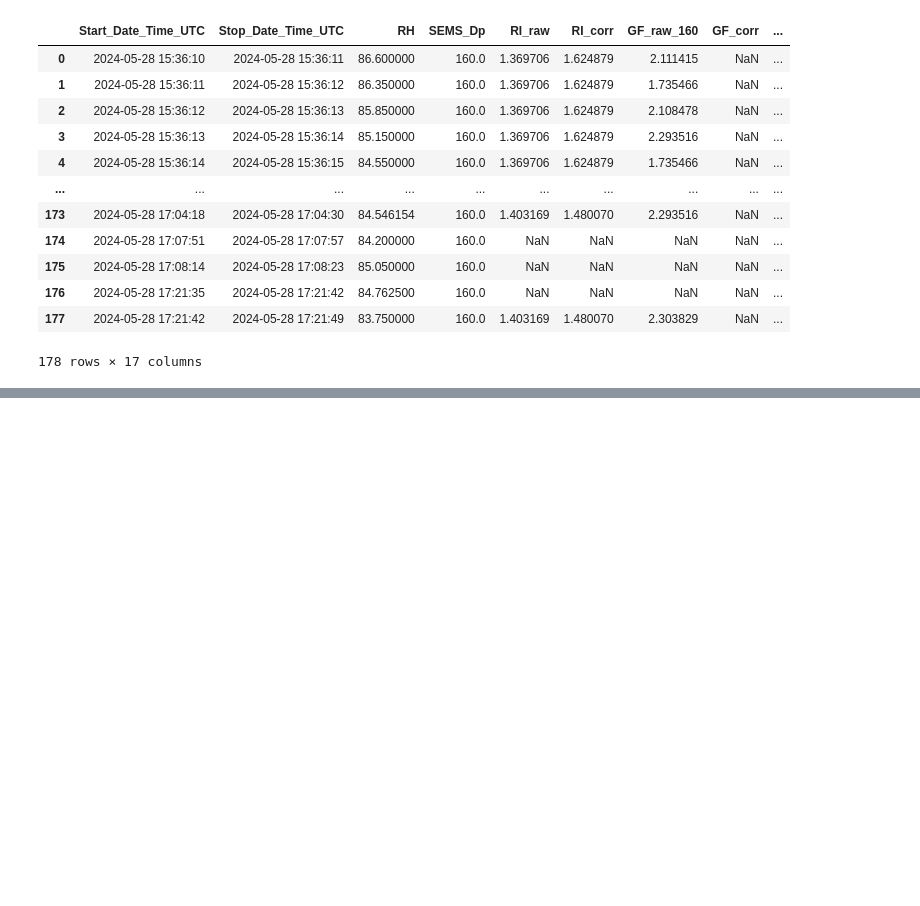
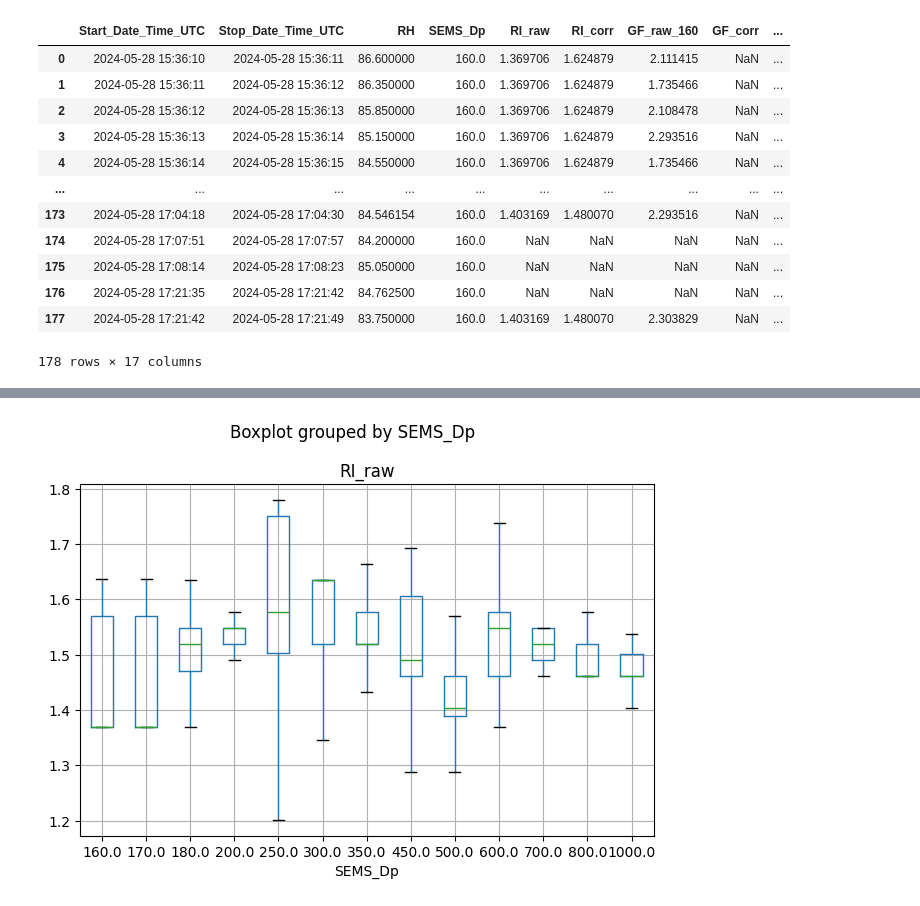
Before and after one commit to csoloff/ARCSIX_DASH, a Jupyter notebook: scripts/correlation_plots.ipynb, the cells around one changed output, grey strips where cells are left out. Drawn from its saved outputs; the diff is of its cells as text; code cells hidden in the pictures; blank space fills up the shorter version.

```diff
--- a/scripts/correlation_plots.ipynb
+++ b/scripts/correlation_plots.ipynb
@@ -225,3 +233,9 @@ for i in range(0, len(r_dps)):
+# %%
+r.boxplot(column=['RI_raw'], by='SEMS_Dp', showfliers = False)
+plt.tight_layout()
+plt.savefig('../figures/boxplot_raw.png', dpi=300)
+# %% [output]
+[figure, added]
 # %%
 for i in range(0, len(r_dps)):
     D = str(int(r_dps[i].loc[0,'SEMS_Dp']))
```
Also changed, not shown: parts of 7 cells of this notebook.
